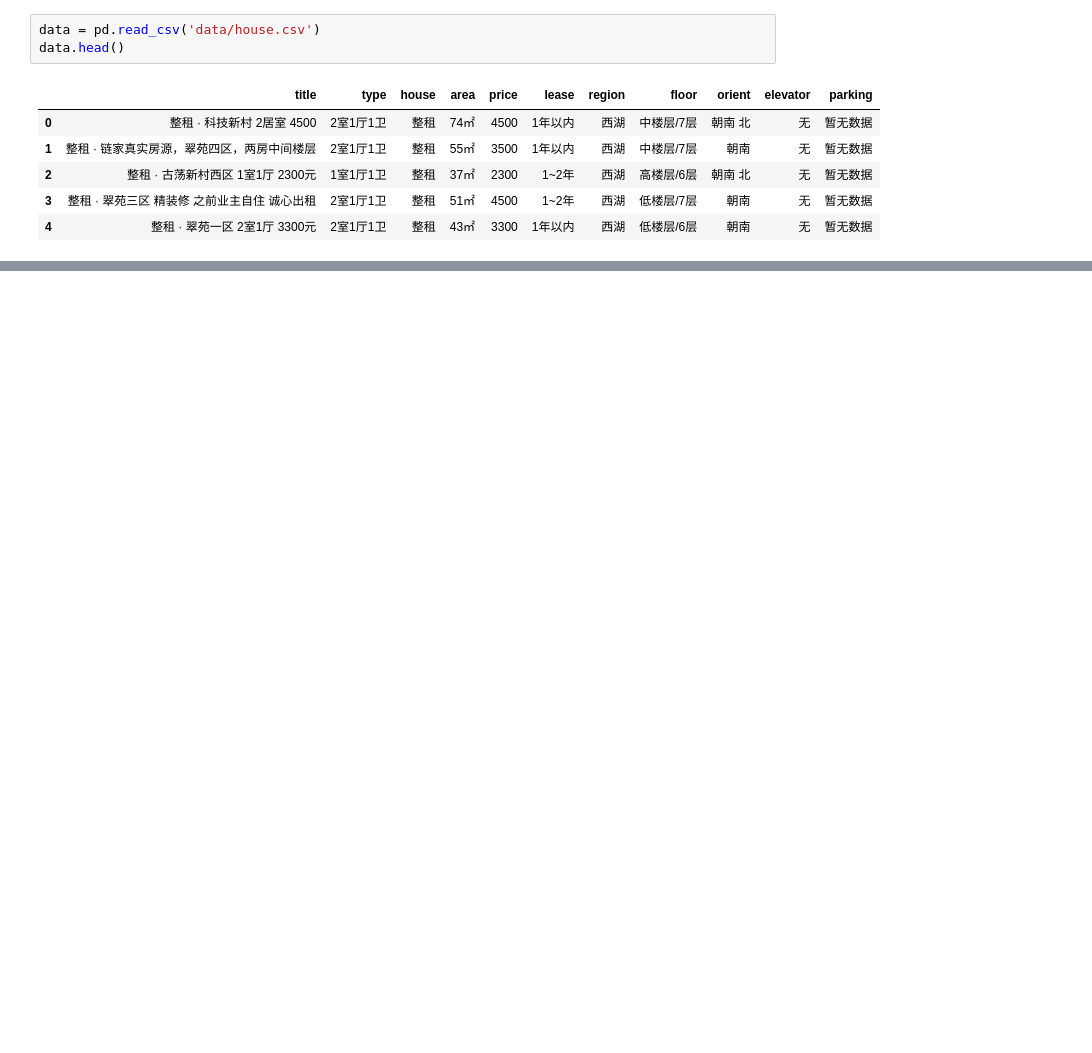
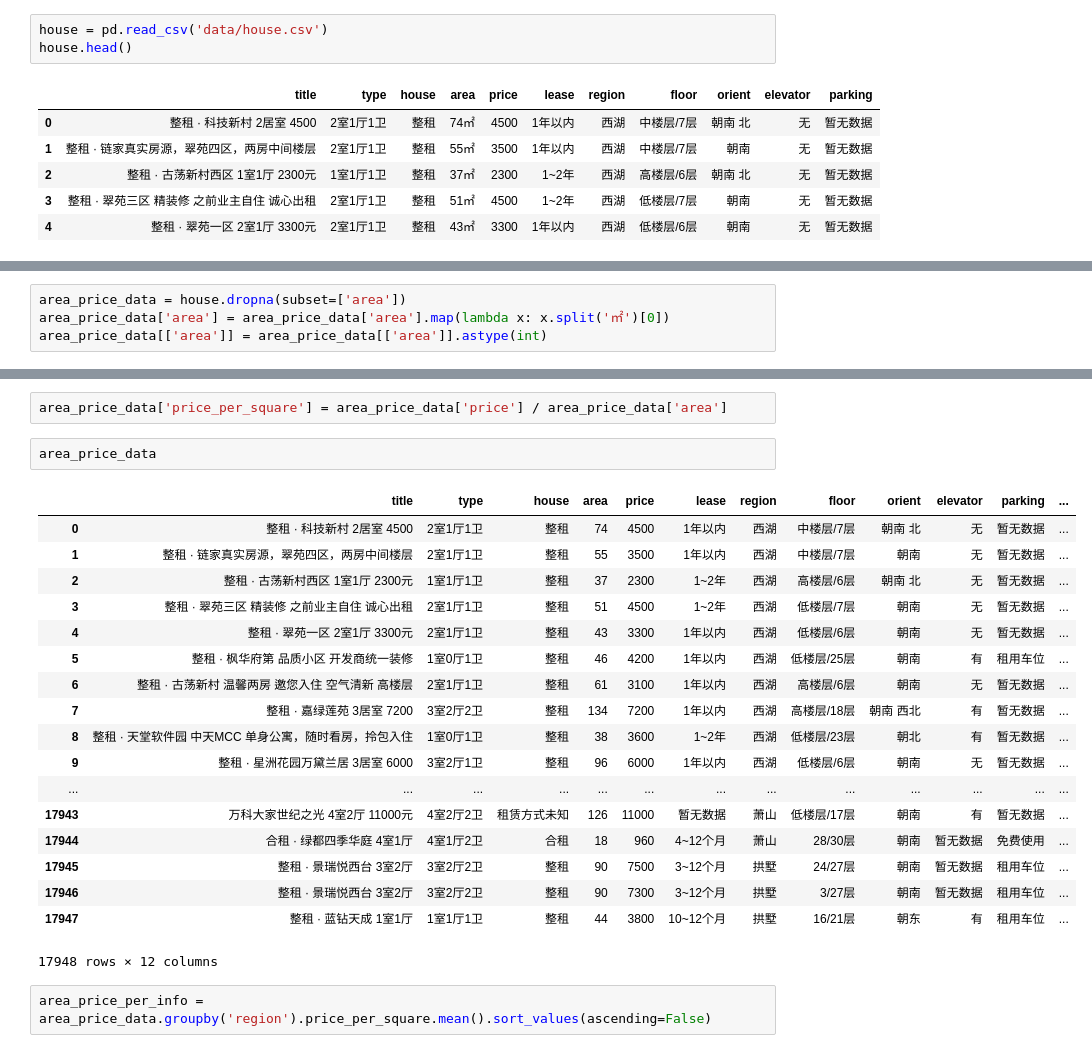
Before and after one commit to freedommay/visualization, a Jupyter notebook: house.ipynb, the cells around one changed output, grey strips where cells are left out. Saved outputs shown, nothing was run; the diff lists cells and outputs as text; blank space fills up the shorter version.

```diff
--- a/house.ipynb
+++ b/house.ipynb
@@ -2,8 +2,8 @@
 import numpy as np
 import pandas as pd
 # %%
-data = pd.read_csv('data/house.csv')
-data.head()
+house = pd.read_csv('data/house.csv')
+house.head()
 # %% [output]
 |  | title | type | house | area | price | lease | region | floor | orient | elevator | parking |
 | 0 | 整租 · 科技新村 2居室 4500 | 2室1厅1卫 | 整租 | 74㎡ | 4500 | 1年以内 | 西湖 | 中楼层/7层 | 朝南 北 | 无 | 暂无数据 |
@@ -13,0 +98,4 @@ data.head()
+# %%
+area_price_data = house.dropna(subset=['area'])
+area_price_data['area'] = area_price_data['area'].map(lambda x: x.split('㎡')[0])
+area_price_data[['area']] = area_price_data[['area']].astype(int)
@@ -13,0 +122,25 @@ data.head()
+# %%
+area_price_data['price_per_square'] = area_price_data['price'] / area_price_data['area']
+# %%
+area_price_data
+# %% [output]
+|  | title | type | house | area | price | lease | region | floor | orient | elevator | parking | ... |
+| 0 | 整租 · 科技新村 2居室 4500 | 2室1厅1卫 | 整租 | 74 | 4500 | 1年以内 | 西湖 | 中楼层/7层 | 朝南 北 | 无 | 暂无数据 | ... |
+| 1 | 整租 · 链家真实房源，翠苑四区，两房中间楼层 | 2室1厅1卫 | 整租 | 55 | 3500 | 1年以内 | 西湖 | 中楼层/7层 | 朝南 | 无 | 暂无数据 | ... |
+| 2 | 整租 · 古荡新村西区 1室1厅 2300元 | 1室1厅1卫 | 整租 | 37 | 2300 | 1~2年 | 西湖 | 高楼层/6层 | 朝南 北 | 无 | 暂无数据 | ... |
+| 3 | 整租 · 翠苑三区 精装修 之前业主自住 诚心出租 | 2室1厅1卫 | 整租 | 51 | 4500 | 1~2年 | 西湖 | 低楼层/7层 | 朝南 | 无 | 暂无数据 | ... |
+| 4 | 整租 · 翠苑一区 2室1厅 3300元 | 2室1厅1卫 | 整租 | 43 | 3300 | 1年以内 | 西湖 | 低楼层/6层 | 朝南 | 无 | 暂无数据 | ... |
+| 5 | 整租 · 枫华府第 品质小区 开发商统一装修 | 1室0厅1卫 | 整租 | 46 | 4200 | 1年以内 | 西湖 | 低楼层/25层 | 朝南 | 有 | 租用车位 | ... |
+| 6 | 整租 · 古荡新村 温馨两房 邀您入住 空气清新 高楼层 | 2室1厅1卫 | 整租 | 61 | 3100 | 1年以内 | 西湖 | 高楼层/6层 | 朝南 | 无 | 暂无数据 | ... |
+| 7 | 整租 · 嘉绿莲苑 3居室 7200 | 3室2厅2卫 | 整租 | 134 | 7200 | 1年以内 | 西湖 | 高楼层/18层 | 朝南 西北 | 有 | 暂无数据 | ... |
+| 8 | 整租 · 天堂软件园 中天MCC 单身公寓，随时看房，拎包入住 | 1室0厅1卫 | 整租 | 38 | 3600 | 1~2年 | 西湖 | 低楼层/23层 | 朝北 | 有 | 暂无数据 | ... |
+| 9 | 整租 · 星洲花园万黛兰居 3居室 6000 | 3室2厅1卫 | 整租 | 96 | 6000 | 1年以内 | 西湖 | 低楼层/6层 | 朝南 | 无 | 暂无数据 | ... |
+| ... | ... | ... | ... | ... | ... | ... | ... | ... | ... | ... | ... | ... |
+| 17943 | 万科大家世纪之光 4室2厅 11000元 | 4室2厅2卫 | 租赁方式未知 | 126 | 11000 | 暂无数据 | 萧山 | 低楼层/17层 | 朝南 | 有 | 暂无数据 | ... |
+| 17944 | 合租 · 绿都四季华庭 4室1厅 | 4室1厅2卫 | 合租 | 18 | 960 | 4~12个月 | 萧山 | 28/30层 | 朝南 | 暂无数据 | 免费使用 | ... |
+| 17945 | 整租 · 景瑞悦西台 3室2厅 | 3室2厅2卫 | 整租 | 90 | 7500 | 3~12个月 | 拱墅 | 24/27层 | 朝南 | 暂无数据 | 租用车位 | ... |
+| 17946 | 整租 · 景瑞悦西台 3室2厅 | 3室2厅2卫 | 整租 | 90 | 7300 | 3~12个月 | 拱墅 | 3/27层 | 朝南 | 暂无数据 | 租用车位 | ... |
+| 17947 | 整租 · 蓝钻天成 1室1厅 | 1室1厅1卫 | 整租 | 44 | 3800 | 10~12个月 | 拱墅 | 16/21层 | 朝东 | 有 | 租用车位 | ... |
+17948 rows × 12 columns
+# %%
+area_price_per_info = area_price_data.groupby('region').price_per_square.mean().sort_values(ascending=False)
```
Also changed, not shown: parts of 13 cells of this notebook, 11 other files.
